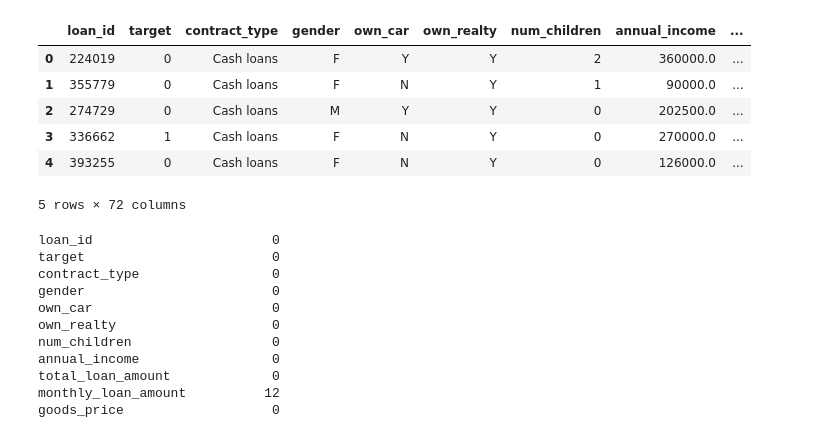
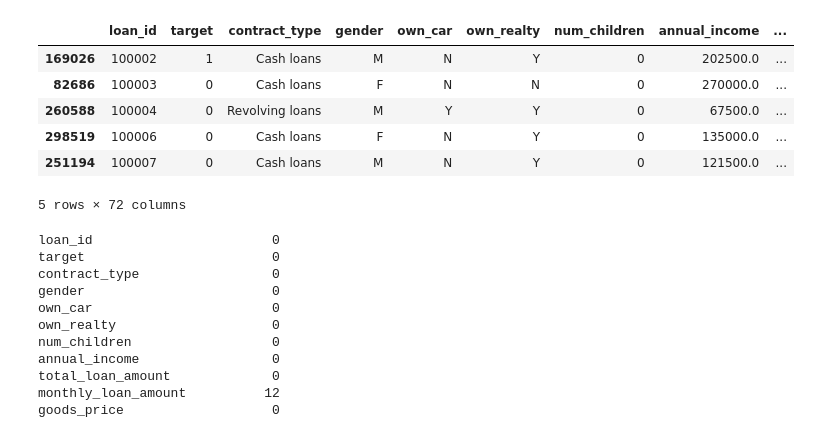
Before and after one commit to DEPI-maker1525/credit-risk-analysis, a Jupyter notebook: ML/ML_classification_loan.ipynb, the cells around one changed output. Saved outputs shown, nothing was run; the diff lists cells and outputs as text; code cells hidden in the pictures.

```diff
--- a/ML/ML_classification_loan.ipynb
+++ b/ML/ML_classification_loan.ipynb
@@ -1,25 +1,25 @@
 # %%
 import duckdb
 import numpy as np
 import pandas as pd
 import matplotlib.pyplot as plt
 import seaborn as sns
 import warnings
 warnings.filterwarnings('ignore')
 
 pd.set_option('display.max_columns', 30)
 
-conn = duckdb.connect(r"airflow/warehouse/my_db.duckdb")
+conn = duckdb.connect(r"../airflow/warehouse/my_db.duckdb")
 
-loans = conn.execute("SELECT * FROM mart_loan_features WHERE target IS NOT NULL").fetch_df()
+loans = conn.execute("SELECT * FROM mart_loan_features WHERE target IS NOT NULL").fetch_df().sort_values("loan_id")
 loans.head()
 # %% [output]
 |  | loan_id | target | contract_type | gender | own_car | own_realty | num_children | annual_income | ... |
-| 0 | 224019 | 0 | Cash loans | F | Y | Y | 2 | 360000.0 | ... |
-| 1 | 355779 | 0 | Cash loans | F | N | Y | 1 | 90000.0 | ... |
-| 2 | 274729 | 0 | Cash loans | M | Y | Y | 0 | 202500.0 | ... |
-| 3 | 336662 | 1 | Cash loans | F | N | Y | 0 | 270000.0 | ... |
-| 4 | 393255 | 0 | Cash loans | F | N | Y | 0 | 126000.0 | ... |
+| 169026 | 100002 | 1 | Cash loans | M | N | Y | 0 | 202500.0 | ... |
+| 82686 | 100003 | 0 | Cash loans | F | N | N | 0 | 270000.0 | ... |
+| 260588 | 100004 | 0 | Revolving loans | M | Y | Y | 0 | 67500.0 | ... |
+| 298519 | 100006 | 0 | Cash loans | F | N | Y | 0 | 135000.0 | ... |
+| 251194 | 100007 | 0 | Cash loans | M | N | Y | 0 | 121500.0 | ... |
 5 rows × 72 columns
 # %%
 df = loans.copy()
```
Also changed, not shown: parts of 20 cells of this notebook, 4 other files.
